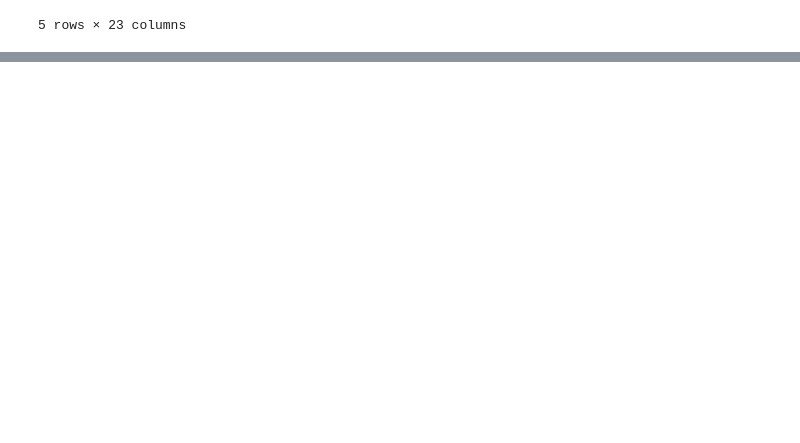
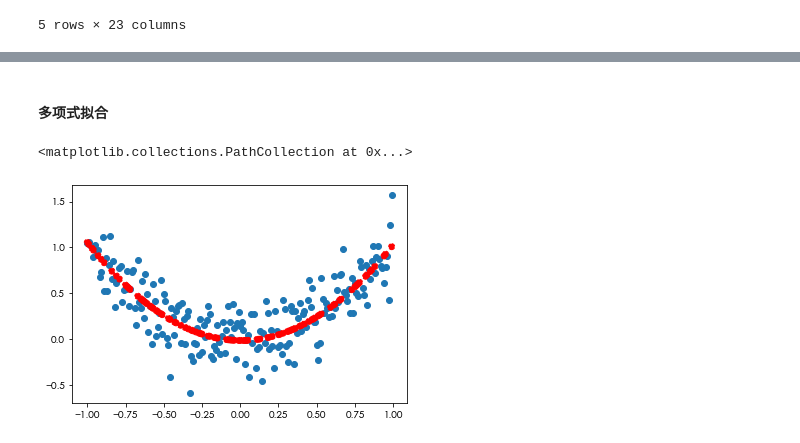
Before and after one commit to eazow/knowledge-hierarchy, a Jupyter notebook: python/machine-learning/regression_analysis.ipynb, the cells around one changed output, grey strips where cells are left out. Saved outputs shown, nothing was run; the diff lists cells and outputs as text; code cells hidden in the pictures; blank space fills up the shorter version.

```diff
--- a/python/machine-learning/regression_analysis.ipynb
+++ b/python/machine-learning/regression_analysis.ipynb
@@ -191,0 +352,14 @@ df_sales.head()
+# %% [markdown]
+#### 多项式拟合
+# %%
+X2_train = X_train.copy() #新特征训练集
+X2_test = X_test.copy() #新特征测试集
+X2_train['X2'] = X2_train['X']**2 #构建新特征X2
+X2_test['X2'] = X2_test['X']**2 #构建新特征X2
+model2 = LinearRegression() #创建新模型
+model2.fit(X2_train, y_train) #拟合新模型
+plt.scatter(df.X, df.Y) #散点图
+plt.scatter(X_test, model2.predict(X2_test), linestyle='--', color = 'red') #新拟合函数曲线
+# %% [output]
+<matplotlib.collections.PathCollection at 0x...>
+[figure, added]
```
Also changed, not shown: parts of 24 cells of this notebook, 2 other files.
